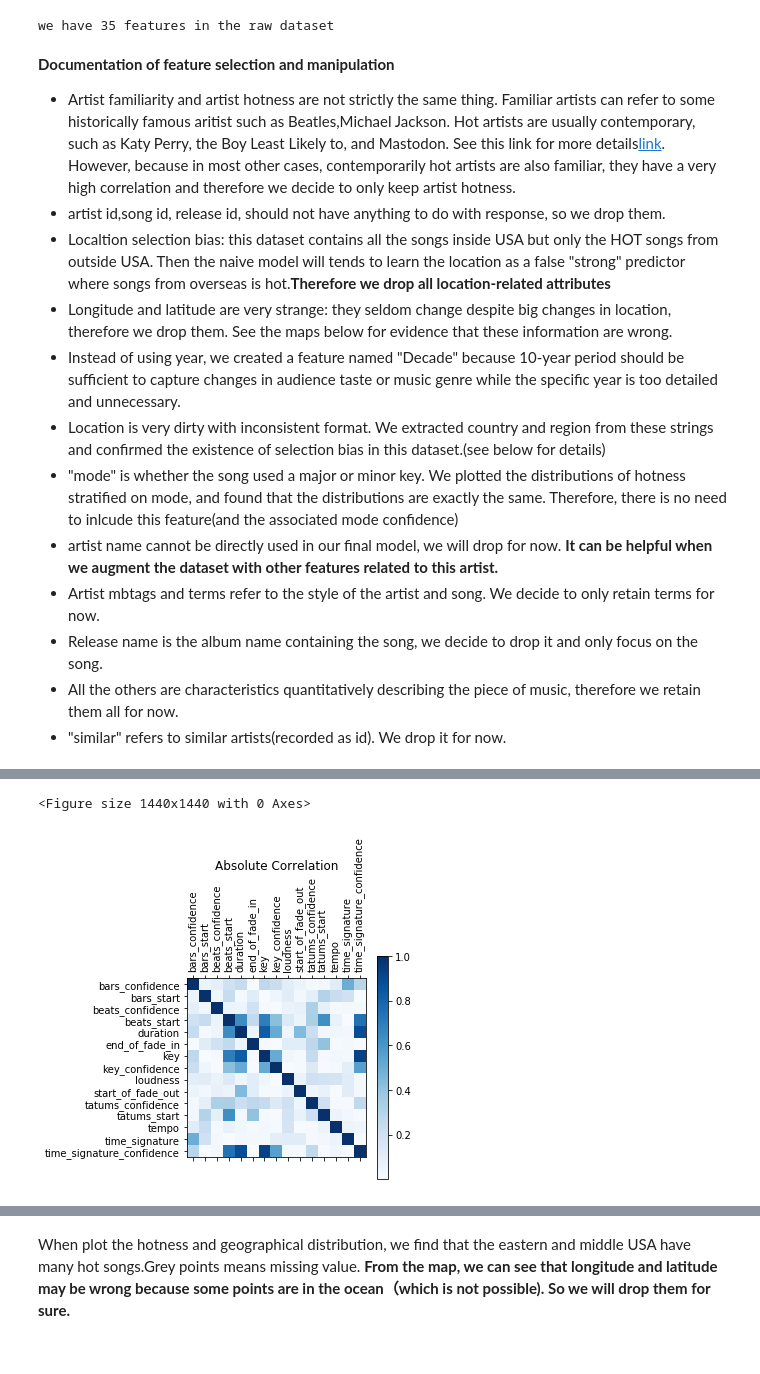
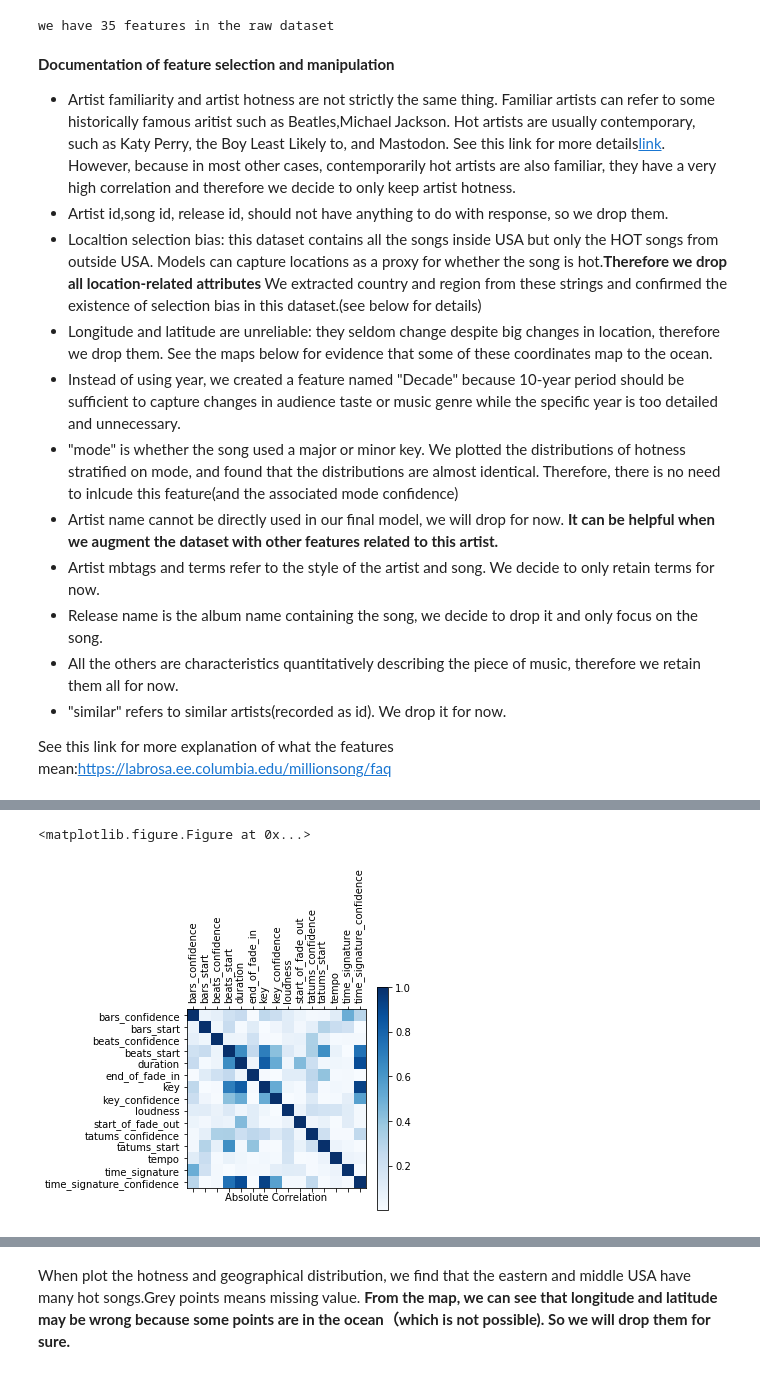
Before and after one commit to Yuting-Kou/AC209B_MillionSong, a Jupyter notebook: src/Milestone 1.ipynb, the cells around one changed output, grey strips where cells are left out. Drawn from its saved outputs; the diff is of its cells as text; code cells hidden in the pictures.

```diff
--- a/src/Milestone 1.ipynb
+++ b/src/Milestone 1.ipynb
@@ -60,7 +64,7 @@ from sklearn.ensemble import RandomForestRegressor
 %matplotlib inline
 # %%
 #read data
-data = pd.read_csv(r'../data/music.csv')
+data = pd.read_csv('data/music.csv')
 # %%
 # take a look at data
 data.head()
@@ -101,16 +105,17 @@ we have 35 features in the raw dataset
 **Documentation of feature selection and manipulation**
 
 + Artist familiarity and artist hotness are not strictly the same thing. Familiar artists can refer to some historically famous aritist such as Beatles,Michael Jackson. Hot artists are usually contemporary, such as Katy Perry, the Boy Least Likely to, and Mastodon. See this link for more details[link](https://musicmachinery.com/2009/05/25/artist-similarity-familiarity-and-hotness/). However, because in most other cases, contemporarily hot artists are also familiar, they have a very high correlation and therefore we decide to only keep artist hotness.
-+ artist id,song id, release id, should not have anything to do with response, so we drop them.
-+ Localtion selection bias: this dataset contains all the songs inside USA but only the HOT songs from outside USA. Then the naive model will tends to learn the location as a false "strong" predictor where songs from overseas is hot.**Therefore we drop all location-related attributes**
-+ Longitude and latitude are very strange: they seldom change despite big changes in location, therefore we drop them. See the maps below for evidence that these information are wrong.
++ Artist id,song id, release id, should not have anything to do with response, so we drop them.
++ Localtion selection bias: this dataset contains all the songs inside USA but only the HOT songs from outside USA. Models can capture locations as a proxy for whether the song is hot.**Therefore we drop all location-related attributes** We extracted country and region from these strings and confirmed the existence of selection bias in this dataset.(see below for details)
++ Longitude and latitude are unreliable: they seldom change despite big changes in location, therefore we drop them. See the maps below for evidence that some of these coordinates map to the ocean.
 + Instead of using year, we created a feature named "Decade" because 10-year period should be sufficient to capture changes in audience taste or music genre while the specific year is too detailed and unnecessary.
-+ Location is very dirty with inconsistent format. We extracted country and region from these strings and confirmed the existence of selection bias in this dataset.(see below for details)
-+ "mode" is whether the song used a major or minor key. We plotted the distributions of hotness stratified on mode, and found that the distributions are exactly the same. Therefore, there is no need to inlcude this feature(and the associated mode confidence)
-+ artist name cannot be directly used in our final model, we will drop for now. **It can be helpful when we augment the dataset with other features related to this artist.**
++ "mode" is whether the song used a major or minor key. We plotted the distributions of hotness stratified on mode, and found that the distributions are almost identical. Therefore, there is no need to inlcude this feature(and the associated mode confidence)
++ Artist name cannot be directly used in our final model, we will drop for now. **It can be helpful when we augment the dataset with other features related to this artist.**
 + Artist mbtags and terms refer to the style of the artist and song. We decide to only retain terms for now.
 + Release name is the album name containing the song, we decide to drop it and only focus on the song.
 + All the others are characteristics quantitatively describing the piece of music, therefore we retain them all for now.
 + "similar" refers to similar artists(recorded as id). We drop it for now.
+
+See this link for more explanation of what the features mean:https://labrosa.ee.columbia.edu/millionsong/faq
 # %% [markdown]
 **Music-related quantitative measures like beat, bars etc**
@@ -118,17 +124,17 @@ we notice that music related quantitative measures are correlated with each othe
 # %%
 music_related = ['bars_confidence', 'bars_start',
        'beats_confidence', 'beats_start', 'duration', 'end_of_fade_in',
                 'key', 'key_confidence','loudness','start_of_fade_out',
                  'tatums_confidence', 'tatums_start', 'tempo',
                 'time_signature', 'time_signature_confidence',
                  'location','similar'];
 plt.figure(figsize=(20,20));
 corr = data[music_related].corr();
 plt.matshow(abs(corr),cmap = 'Blues');
 plt.colorbar();
-plt.title("Absolute Correlation",pad=100)
+plt.xlabel("Absolute Correlation")
 plt.xticks(range(len(corr.columns)), corr.columns,rotation = 'vertical');
 plt.yticks(range(len(corr.columns)), corr.columns);
 # %% [output]
-<Figure size 1440x1440 with 0 Axes>
+<matplotlib.figure.Figure at 0x...>
-[figure, old version]
+[figure, new version]
```
Also changed, not shown: parts of 23 cells of this notebook.
